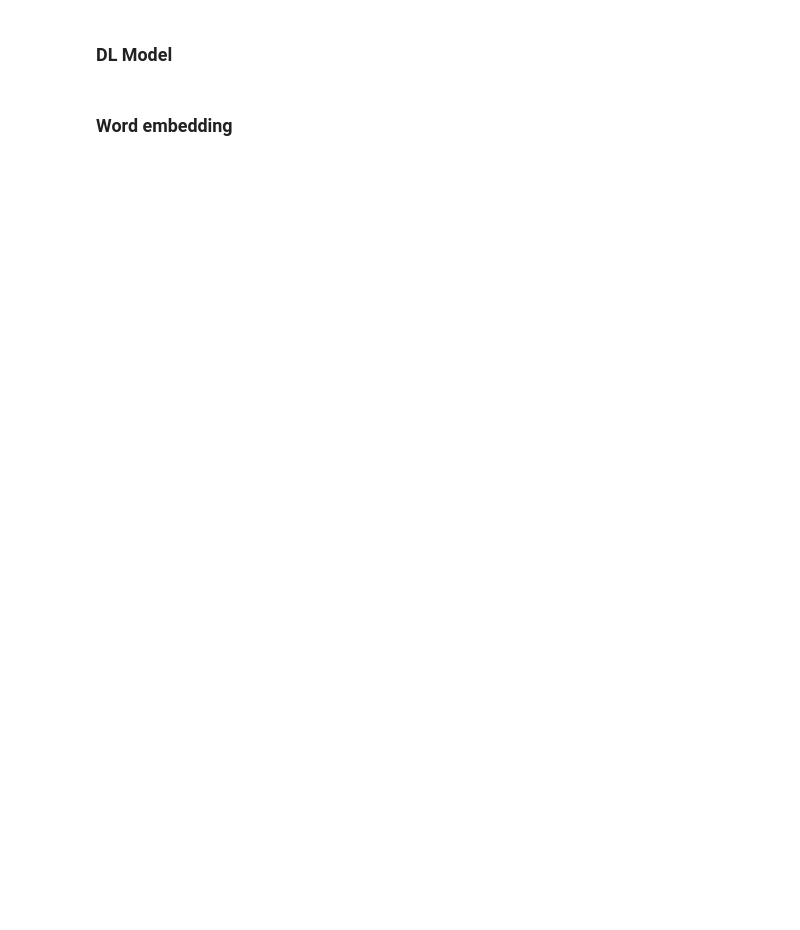
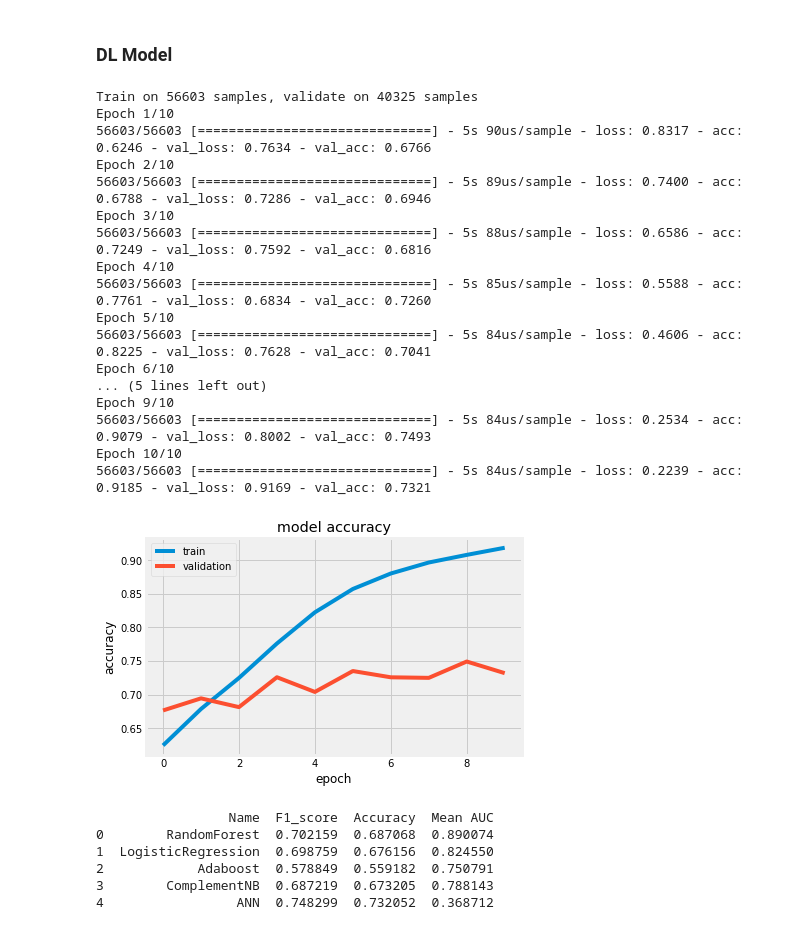
Before and after one commit to pvk95/MLHC, a Jupyter notebook: exercise2/uci_drug.ipynb, the cells around one changed output. Saved outputs shown, nothing was run; the diff lists cells and outputs as text; code cells hidden in the pictures; blank space fills up the shorter version.

```diff
--- a/exercise2/uci_drug.ipynb
+++ b/exercise2/uci_drug.ipynb
@@ -203,15 +161,17 @@ def getScores(model, model_name, metrics):
     print("Model: ", model_name)
     model.fit(X_train, y_train)
     y_pred = model.predict(X_test)
+    y_predict_proba = model.predict_proba(X_test)
 
     f1 = f1_score(y_test, y_pred, average="weighted")
     acc = accuracy_score(y_test, y_pred)
+    auc = roc_auc_score(pd.get_dummies(y_test, columns=[-1, 0, 1]).values, y_predict_proba)
 
-    metrics = metrics.append({"Name": model_name, "F1_score": f1, "Accuracy": acc}, ignore_index=True)
+    metrics = metrics.append({"Name": model_name, "F1_score": f1, "Accuracy": acc, 'Mean AUC': auc}, ignore_index=True)
 
     return [y_pred, metrics]
 
-metrics = pd.DataFrame(data=[], columns=["Name", "F1_score", "Accuracy"])
+metrics = pd.DataFrame(data=[], columns=["Name", "F1_score", "Accuracy", "Mean AUC"])
 
 rfc = RandomForestClassifier(class_weight='balanced', n_estimators=50)
 lg = LogisticRegression(class_weight='balanced')
@@ -272,25 +242,49 @@ def flatten(y_to_flatten):
 # %%
 cat_y_train = getCategorical(y_train)
 cat_y_test = getCategorical(y_test)
 
 history = model.fit(X_train, cat_y_train, epochs=10, validation_data=(X_test, cat_y_test))
 
 %matplotlib inline
 plt.plot(history.history['acc'])
 plt.plot(history.history['val_acc'])
 plt.title('model accuracy')
 plt.ylabel('accuracy')
 plt.xlabel('epoch')
 plt.legend(['train', 'validation'], loc='upper left')
 plt.show()
 
 cat_y_pred = model.predict(X_test)
 y_pred = flatten(cat_y_pred)
 
 f1 = f1_score(y_test, y_pred, average="weighted")
 acc = accuracy_score(y_test, y_pred)
-metrics = metrics.append({"Name": "ANN", "F1_score": f1, "Accuracy": acc}, ignore_index=True)
+auc = roc_auc_score(pd.get_dummies(y_test, columns=[-1, 0, 1]), cat_y_pred)
+metrics = metrics.append({"Name": "ANN", "F1_score": f1, "Accuracy": acc, "Mean AUC": auc}, ignore_index=True)
 
 print(metrics)
+# %% [output]
+Train on 56603 samples, validate on 40325 samples
+Epoch 1/10
+56603/56603 [==============================] - 5s 90us/sample - loss: 0.8317 - acc: 0.6246 - val_loss: 0.7634 - val_acc: 0.6766
+Epoch 2/10
+56603/56603 [==============================] - 5s 89us/sample - loss: 0.7400 - acc: 0.6788 - val_loss: 0.7286 - val_acc: 0.6946
+Epoch 3/10
+56603/56603 [==============================] - 5s 88us/sample - loss: 0.6586 - acc: 0.7249 - val_loss: 0.7592 - val_acc: 0.6816
+Epoch 4/10
+56603/56603 [==============================] - 5s 85us/sample - loss: 0.5588 - acc: 0.7761 - val_loss: 0.6834 - val_acc: 0.7260
+Epoch 5/10
+56603/56603 [==============================] - 5s 84us/sample - loss: 0.4606 - acc: 0.8225 - val_loss: 0.7628 - val_acc: 0.7041
+Epoch 6/10
+... (5 lines left out)
+Epoch 9/10
+56603/56603 [==============================] - 5s 84us/sample - loss: 0.2534 - acc: 0.9079 - val_loss: 0.8002 - val_acc: 0.7493
+Epoch 10/10
+56603/56603 [==============================] - 5s 84us/sample - loss: 0.2239 - acc: 0.9185 - val_loss: 0.9169 - val_acc: 0.7321
+[figure, added]
+                 Name  F1_score  Accuracy  Mean AUC
+0        RandomForest  0.702159  0.687068  0.890074
+1  LogisticRegression  0.698759  0.676156  0.824550
+2            Adaboost  0.578849  0.559182  0.750791
+3        ComplementNB  0.687219  0.673205  0.788143
+4                 ANN  0.748299  0.732052  0.368712
-# %% [markdown]
-### Word embedding
```
Also changed, not shown: parts of 20 cells of this notebook.
